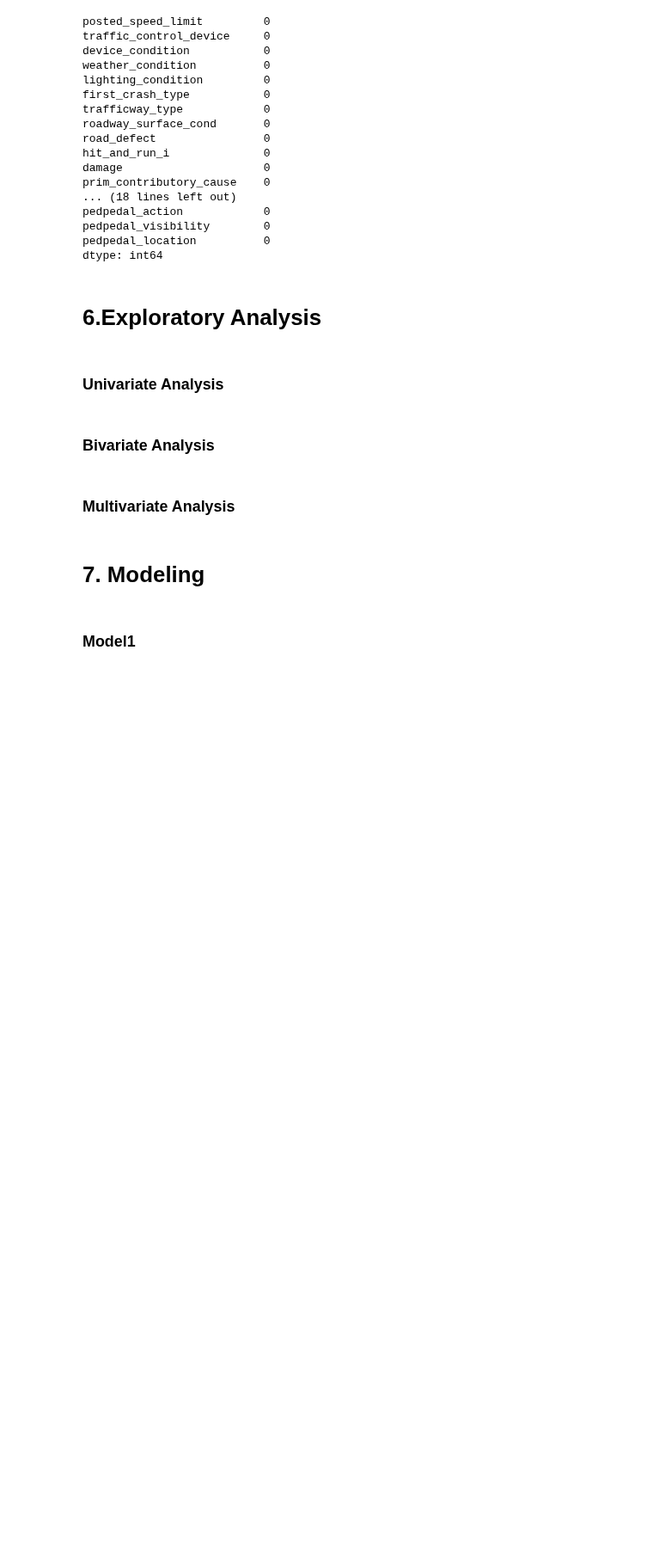
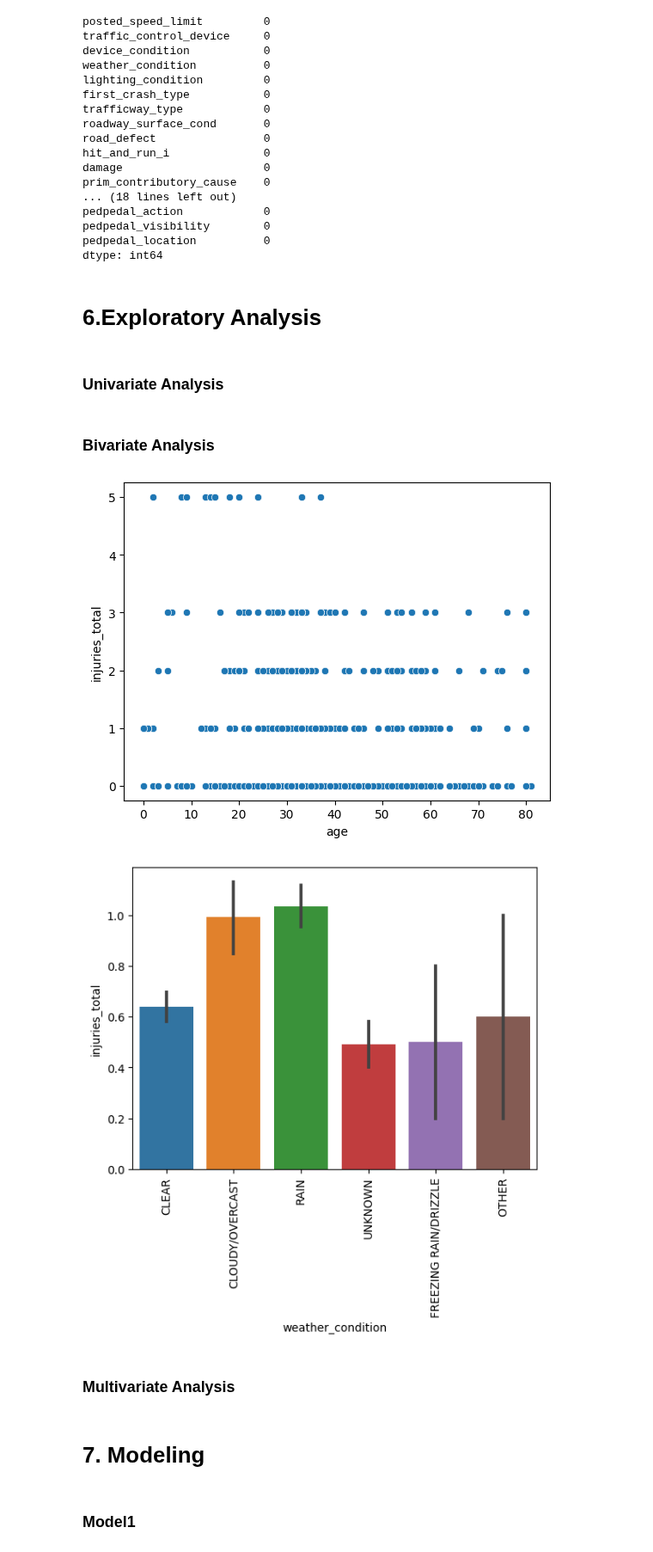
Before and after one commit to Ivan3864/dsc-Accidents-analysis, a Jupyter notebook: notebook.ipynb, the cells around one changed output. Shown at 86% size. Saved outputs shown, nothing was run; the diff lists cells and outputs as text; code cells hidden in the pictures; blank space fills up the shorter version.

```diff
--- a/notebook.ipynb
+++ b/notebook.ipynb
@@ -326,6 +326,17 @@ dtype: int64
 ### Univariate Analysis
 # %% [markdown]
 ### Bivariate Analysis
+# %%
+# Create a scatter plot of age vs. injuries_total
+sns.scatterplot(x='age', y='injuries_total', data=cleaned_df3)
+plt.show()
+# Create a bar plot of weather_condition vs. injuries_total
+sns.barplot(x='weather_condition', y='injuries_total', data=cleaned_df3)
+plt.xticks(rotation=90)
+plt.show()
+# %% [output]
+[figure, added]
+[figure, added]
 # %% [markdown]
 ### Multivariate Analysis
 # %% [markdown]
```
